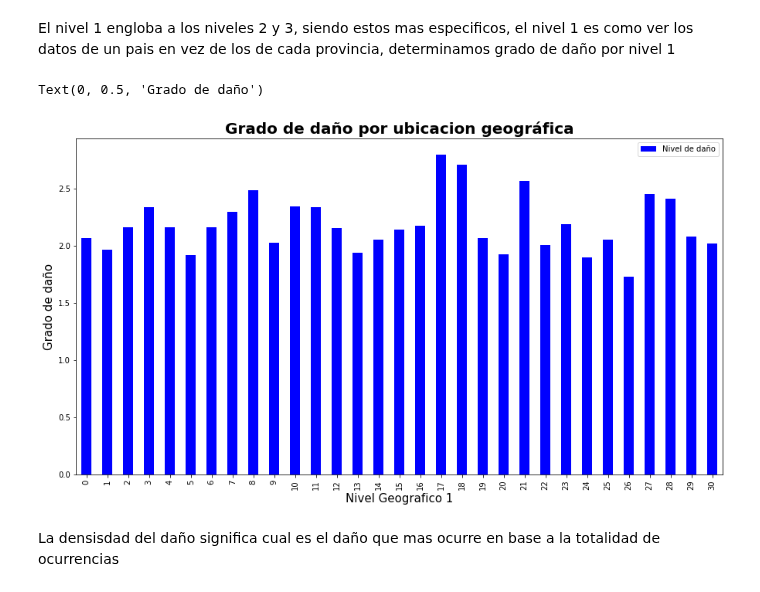
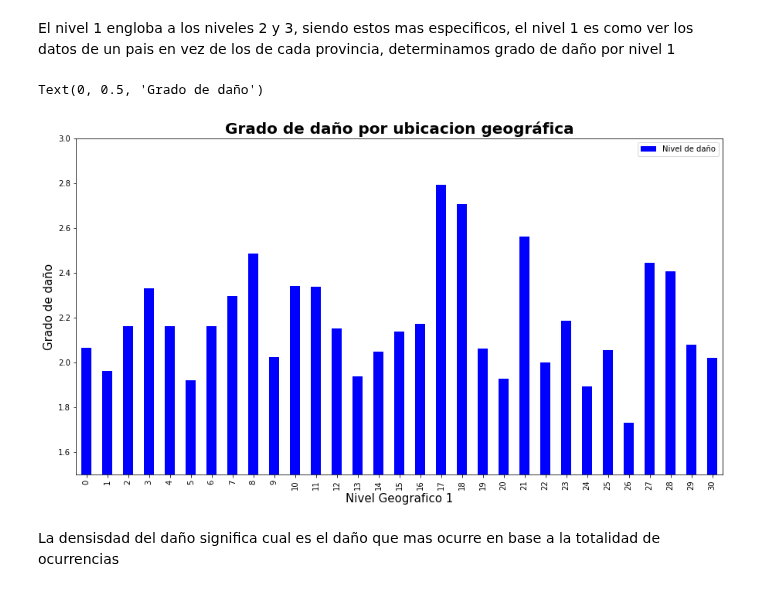
Before and after one commit to joaquinfontela/OrganizacionDeDatos-TP1, a Jupyter notebook: src/Regiones.ipynb, the cells around one changed output. Cells and saved outputs as stored; diff of their text form; code cells hidden in the pictures.

```diff
--- a/src/Regiones.ipynb
+++ b/src/Regiones.ipynb
@@ -95,13 +95,13 @@ daño_ubicacion_1.head()
 # %% [markdown]
 El nivel 1 engloba a los niveles 2 y 3, siendo estos mas especificos, el nivel 1 es como ver los datos de un pais en vez de los de cada provincia, determinamos grado de daño por nivel 1
 # %%
-daño_ubicacion_1.plot.bar(figsize=(15, 8),color='blue')
+daño_ubicacion_1.plot.bar(figsize=(15, 8),color='blue', ylim=(1.5, 3))
 plt.title('Grado de daño por ubicacion geográfica',fontsize =20, fontweight = 'bold')
 plt.xlabel('Nivel Geografico 1',fontsize =15)
 plt.ylabel('Grado de daño',fontsize =15)
 # %% [output]
 Text(0, 0.5, 'Grado de daño')
-[figure, old version]
+[figure, new version]
 # %% [markdown]
 La densisdad del daño significa cual es el daño que mas ocurre en base a la totalidad de ocurrencias
 # %%
```
Also changed, not shown: 4 other files.
